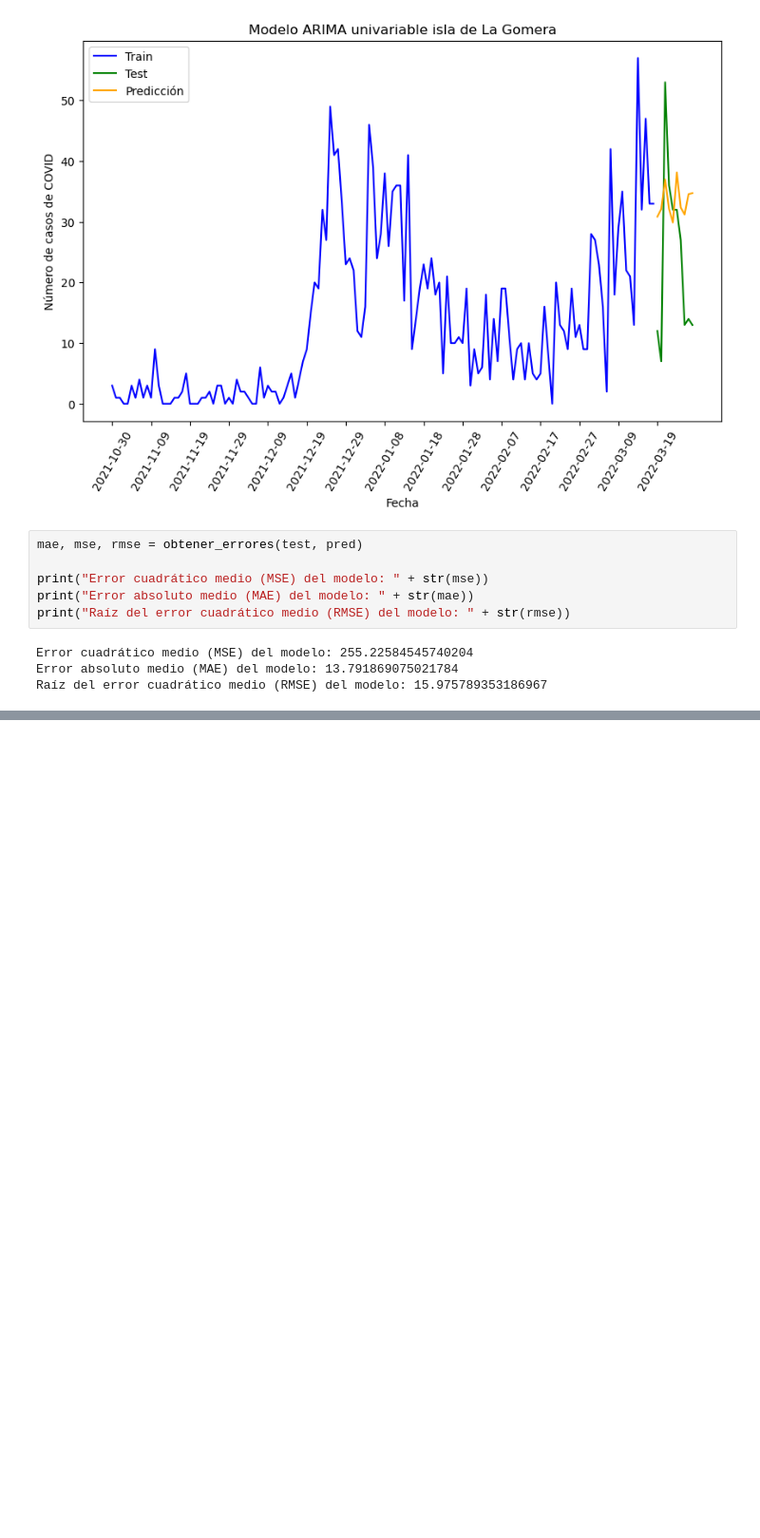
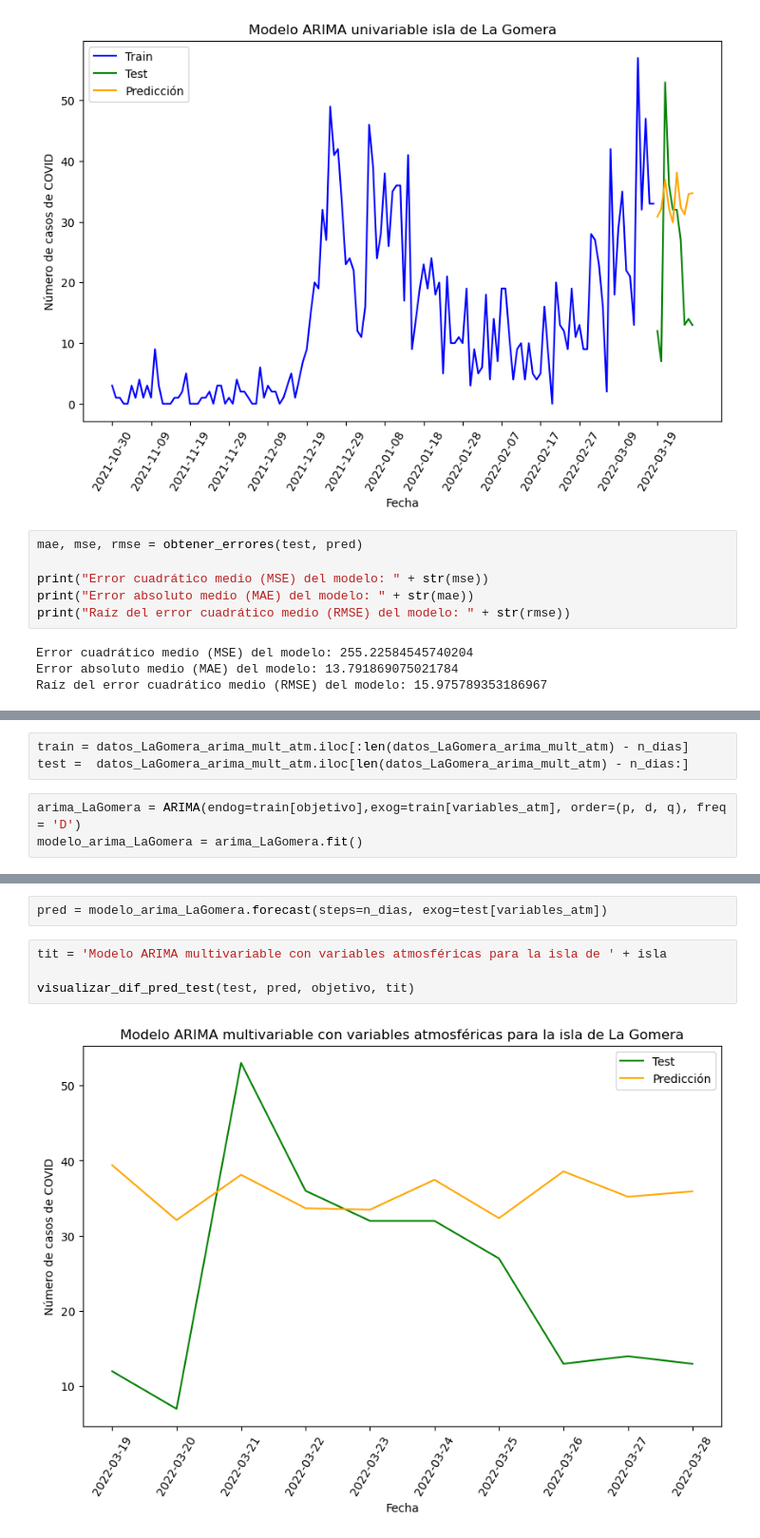
Before and after one commit to jalonsouoc/TFM, a Jupyter notebook: code/ARIMA_LaGomera.ipynb, the cells around one changed output, grey strips where cells are left out. Shown at 95% size. Saved outputs shown, nothing was run; the diff lists cells and outputs as text; blank space fills up the shorter version.

```diff
--- a/code/ARIMA_LaGomera.ipynb
+++ b/code/ARIMA_LaGomera.ipynb
@@ -216,0 +254,6 @@ Raíz del error cuadrático medio (RMSE) del modelo: 15.975789353186967
+# %%
+train = datos_LaGomera_arima_mult_atm.iloc[:len(datos_LaGomera_arima_mult_atm) - n_dias]
+test =  datos_LaGomera_arima_mult_atm.iloc[len(datos_LaGomera_arima_mult_atm) - n_dias:]
+# %%
+arima_LaGomera = ARIMA(endog=train[objetivo],exog=train[variables_atm], order=(p, d, q), freq = 'D')
+modelo_arima_LaGomera = arima_LaGomera.fit()
@@ -216,0 +265,8 @@ Raíz del error cuadrático medio (RMSE) del modelo: 15.975789353186967
+# %%
+pred = modelo_arima_LaGomera.forecast(steps=n_dias, exog=test[variables_atm])
+# %%
+tit = 'Modelo ARIMA multivariable con variables atmosféricas para la isla de ' + isla
+
+visualizar_dif_pred_test(test, pred, objetivo, tit)
+# %% [output]
+[figure, added]
```
Also changed, not shown: parts of 20 cells of this notebook.
